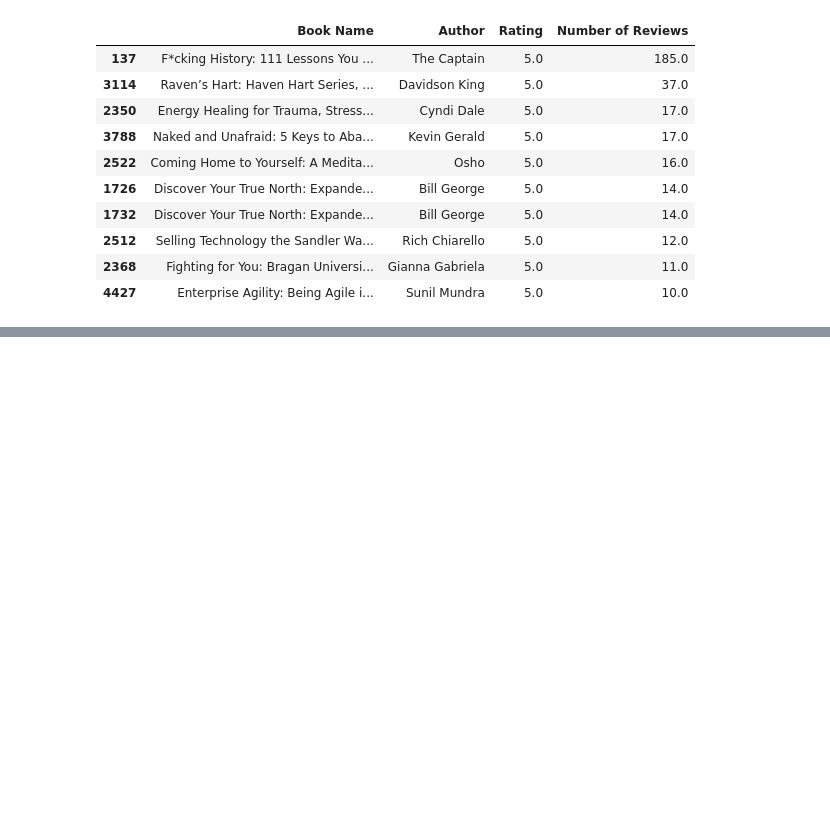
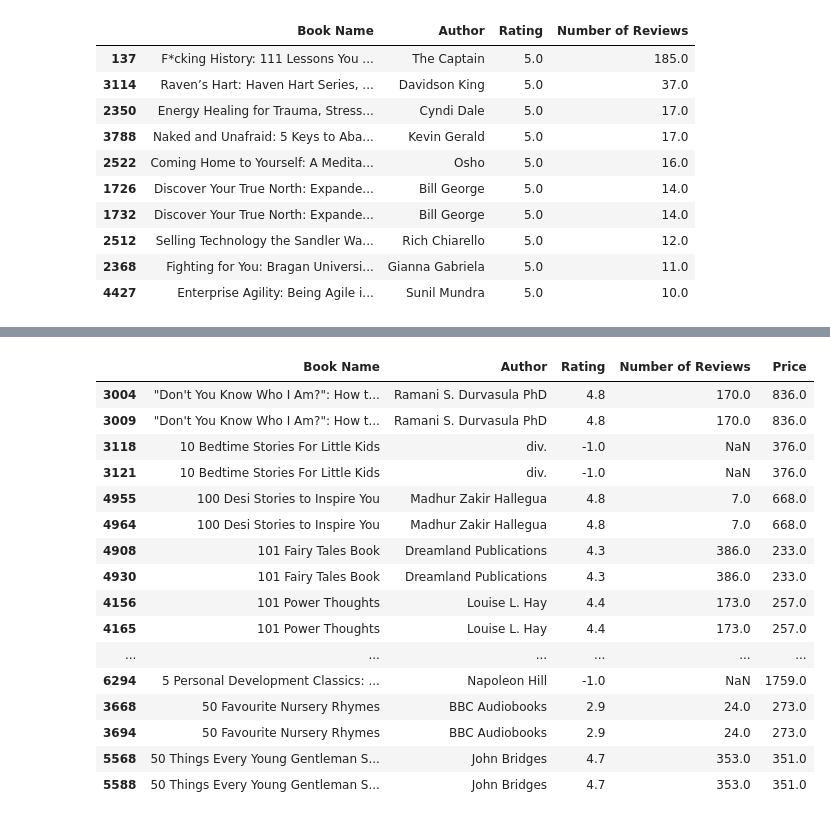
Before and after one commit to rao274563-cpu/Audible-Insights, a Jupyter notebook: notebooks/02_advanced_data_inspection.ipynb, the cells around one changed output, grey strips where cells are left out. Saved outputs shown, nothing was run; the diff lists cells and outputs as text; code cells hidden in the pictures; blank space fills up the shorter version.

```diff
--- a/notebooks/02_advanced_data_inspection.ipynb
+++ b/notebooks/02_advanced_data_inspection.ipynb
@@ -306,3 +306,5 @@ df.sort_values(
 | 2512 | Selling Technology the Sandler Wa... | Rich Chiarello | 5.0 | 12.0 |
 | 2368 | Fighting for You: Bragan Universi... | Gianna Gabriela | 5.0 | 11.0 |
 | 4427 | Enterprise Agility: Being Agile i... | Sunil Mundra | 5.0 | 10.0 |
+# %%
+df = pd.read_csv("../data/raw/Audible_Catlog.csv")
@@ -308,0 +562,24 @@ df.sort_values(
+# %%
+df[
+    df.duplicated(["Book Name", "Author"], keep=False)
+].sort_values(["Book Name", "Author"])[
+    ["Book Name", "Author", "Rating", "Number of Reviews", "Price"]
+].head(20)
+# %% [output]
+|  | Book Name | Author | Rating | Number of Reviews | Price |
+| 3004 | "Don't You Know Who I Am?": How t... | Ramani S. Durvasula PhD | 4.8 | 170.0 | 836.0 |
+| 3009 | "Don't You Know Who I Am?": How t... | Ramani S. Durvasula PhD | 4.8 | 170.0 | 836.0 |
+| 3118 | 10 Bedtime Stories For Little Kids | div. | -1.0 | NaN | 376.0 |
+| 3121 | 10 Bedtime Stories For Little Kids | div. | -1.0 | NaN | 376.0 |
+| 4955 | 100 Desi Stories to Inspire You | Madhur Zakir Hallegua | 4.8 | 7.0 | 668.0 |
+| 4964 | 100 Desi Stories to Inspire You | Madhur Zakir Hallegua | 4.8 | 7.0 | 668.0 |
+| 4908 | 101 Fairy Tales Book | Dreamland Publications | 4.3 | 386.0 | 233.0 |
+| 4930 | 101 Fairy Tales Book | Dreamland Publications | 4.3 | 386.0 | 233.0 |
+| 4156 | 101 Power Thoughts | Louise L. Hay | 4.4 | 173.0 | 257.0 |
+| 4165 | 101 Power Thoughts | Louise L. Hay | 4.4 | 173.0 | 257.0 |
+| ... | ... | ... | ... | ... | ... |
+| 6294 | 5 Personal Development Classics: ... | Napoleon Hill | -1.0 | NaN | 1759.0 |
+| 3668 | 50 Favourite Nursery Rhymes | BBC Audiobooks | 2.9 | 24.0 | 273.0 |
+| 3694 | 50 Favourite Nursery Rhymes | BBC Audiobooks | 2.9 | 24.0 | 273.0 |
+| 5568 | 50 Things Every Young Gentleman S... | John Bridges | 4.7 | 353.0 | 351.0 |
+| 5588 | 50 Things Every Young Gentleman S... | John Bridges | 4.7 | 353.0 | 351.0 |
```
Also changed, not shown: parts of 46 cells of this notebook.
